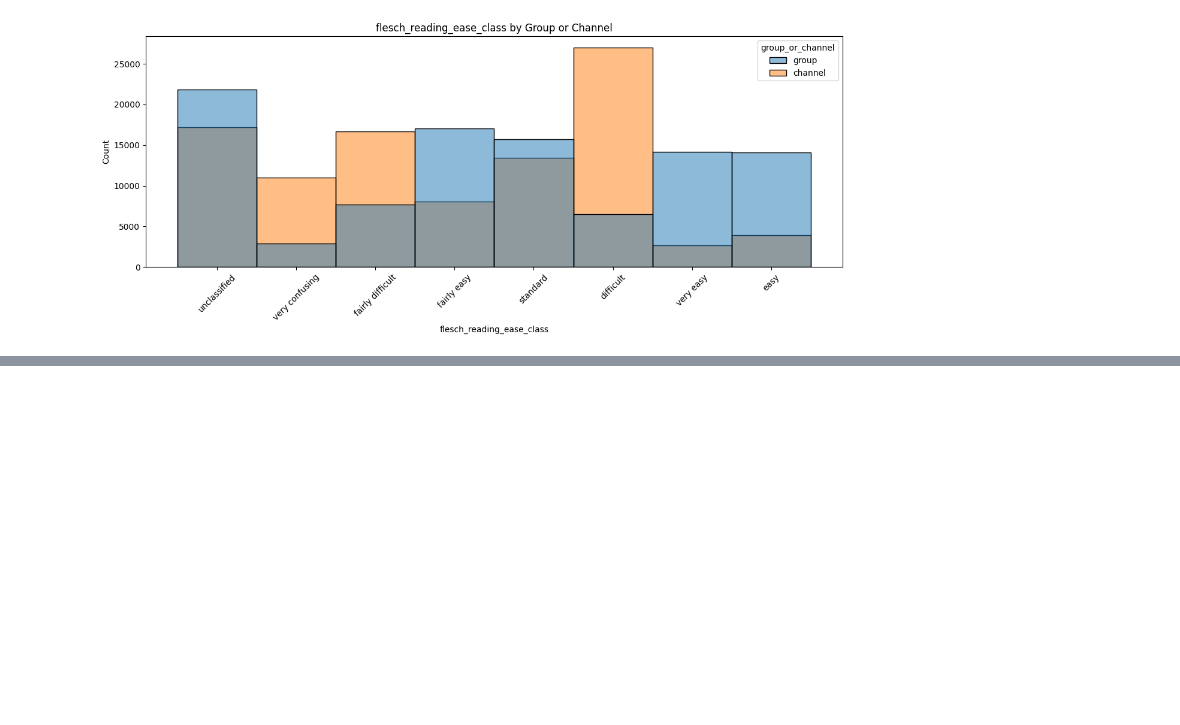
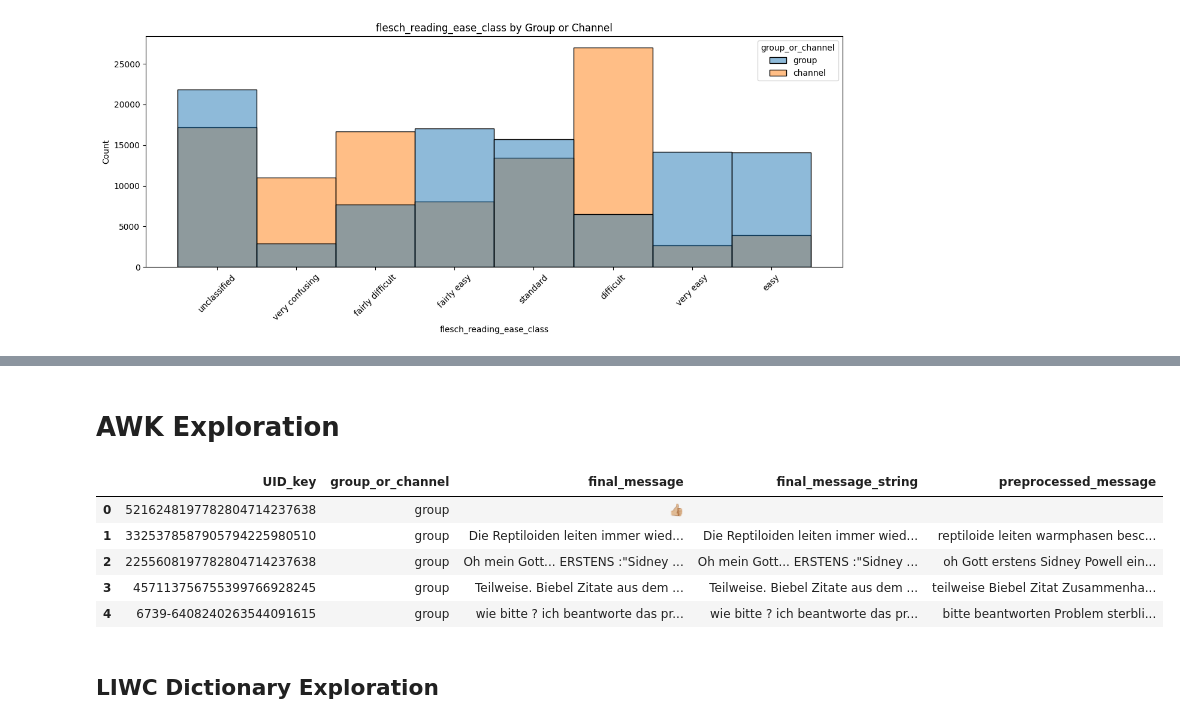
Before and after one commit to krugeremily/DAEGC_Conspiratorial_Actor_Typology, a Jupyter notebook: exploration/Exploration.ipynb, the cells around one changed output, grey strips where cells are left out. Drawn from its saved outputs; the diff is of its cells as text; code cells hidden in the pictures; blank space fills up the shorter version.

```diff
--- a/exploration/Exploration.ipynb
+++ b/exploration/Exploration.ipynb
@@ -516,3 +516,17 @@ EXKLUSIV: Beamte der Met Police, die Hollywood-Star Kevin Spacey, 61, wegen sech
 ------------------------------------------------------------------------------------------------------------------------------------------------------
 Heftiger Typ klarkurac
 ------------------------------------------------------------------------------------------------------------------------------------------------------
+# %% [markdown]
+# AWK Exploration
+# %%
+#load sample
+data = pd.read_csv('../data/samples/messages_sample_2000.csv.gzip', compression='gzip').drop('Unnamed: 0', axis=1)
+data['final_message_string'] = data['final_message_string'].astype(str)
+data.head()
+# %% [output]
+|  | UID_key | group_or_channel | final_message | final_message_string | preprocessed_message |
+| 0 | 5216248197782804714237638 | group | 👍🏼 |  |  |
+| 1 | 3325378587905794225980510 | group | Die Reptiloiden leiten immer wied... | Die Reptiloiden leiten immer wied... | reptiloide leiten warmphasen besc... |
+| 2 | 2255608197782804714237638 | group | Oh mein Gott... ERSTENS :"Sidney ... | Oh mein Gott... ERSTENS :"Sidney ... | oh Gott erstens Sidney Powell ein... |
+| 3 | 457113756755399766928245 | group | Teilweise. Biebel Zitate aus dem ... | Teilweise. Biebel Zitate aus dem ... | teilweise Biebel Zitat Zusammenha... |
+| 4 | 6739-6408240263544091615 | group | wie bitte ? ich beantworte das pr... | wie bitte ? ich beantworte das pr... | bitte beantworten Problem sterbli... |
@@ -518,0 +566,2 @@ Heftiger Typ klarkurac
+# %% [markdown]
+## LIWC Dictionary Exploration
```
Also changed, not shown: parts of 7 cells of this notebook, 8 other files.
